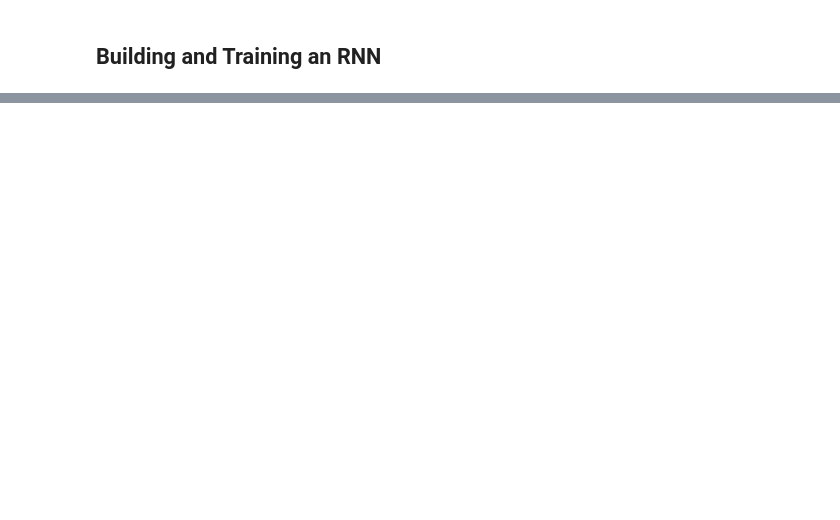
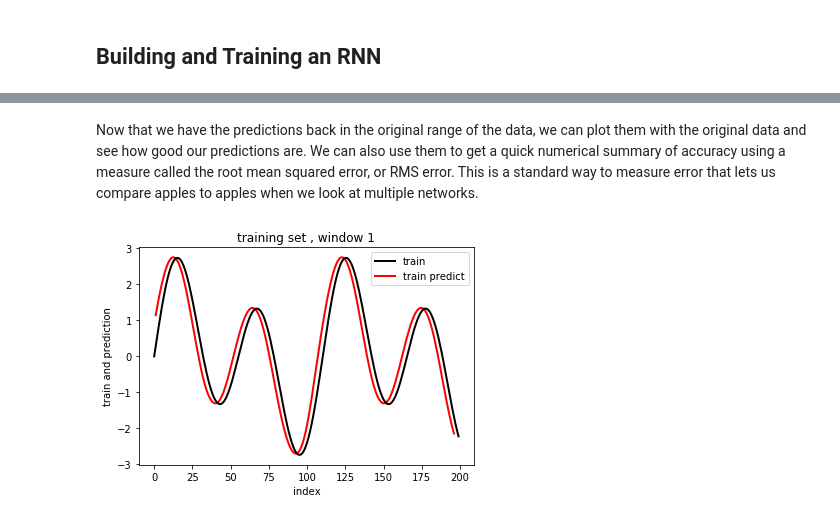
Before and after one commit to rahiakela/deep-learning--from-basics-to-practice, a Jupyter notebook: recurrent_neural_networks.ipynb, the cells around one changed output, grey strips where cells are left out. Cells and saved outputs as stored; diff of their text form; code cells hidden in the pictures; blank space fills up the shorter version.

```diff
--- a/recurrent_neural_networks.ipynb
+++ b/recurrent_neural_networks.ipynb
@@ -237,0 +293,4 @@ We set up our pre-processing so that we now have our data in the proper shape.
+# %%
+# compute predictions for both the training and test data.
+y_train_predict = model.predict(X_train)
+y_test_predict = model.predict(X_test)
@@ -237,0 +310,31 @@ We set up our pre-processing so that we now have our data in the proper shape.
+# %%
+# inverse-transform original targets
+inverse_y_train = min_max_scaler.inverse_transform([y_train])
+inverse_y_test = min_max_scaler.inverse_transform([y_test])
+
+# inverse-transform predictions
+inverse_y_train_predict = min_max_scaler.inverse_transform(y_train_predict)
+inverse_y_test_predict = min_max_scaler.inverse_transform(y_test_predict)
+# %% [markdown]
+Now that we have the predictions back in the original range of the data,
+we can plot them with the original data and see how good our predictions
+are. We can also use them to get a quick numerical summary of
+accuracy using a measure called the root mean squared error, or RMS
+error. This is a standard way to measure error that lets us compare
+apples to apples when we look at multiple networks.
+# %%
+# plot training and predictions
+window_size=1
+plt.plot(train_sequence, label="train", color='black', linewidth=2, zorder=20)
+skip_values = np.array(window_size*(np.nan,))
+flat_predict = np.ravel(inverse_y_train_predict)
+plot_predict = np.append(skip_values, flat_predict)
+plt.plot(plot_predict, label="train predict", color='red', linewidth=2, zorder=10)
+plt.legend(loc='best')
+plt.xlabel('index')
+plt.ylabel('train and prediction')
+plt.title('training set , window '+str(window_size))
+
+plt.show()
+# %% [output]
+[figure, added]
```
Also changed, not shown: parts of 37 cells of this notebook.
